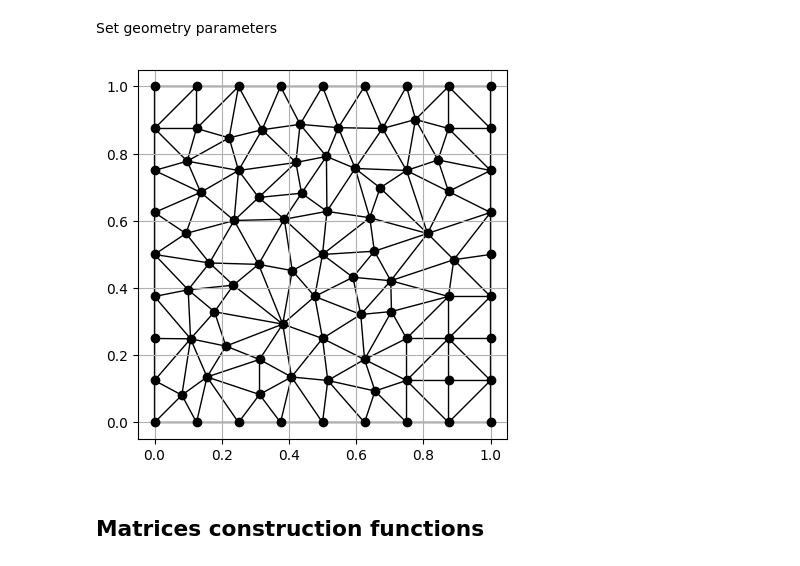
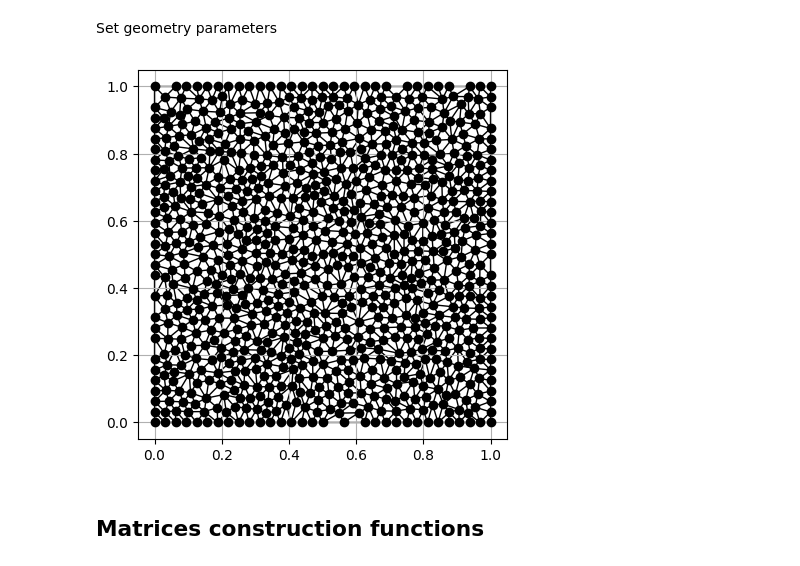
Before and after one commit to martadiridolfi/MOR, a Jupyter notebook: progetto.ipynb, the cells around one changed output. Cells and saved outputs as stored; diff of their text form; code cells hidden in the pictures.

```diff
--- a/progetto.ipynb
+++ b/progetto.ipynb
@@ -96,12 +96,12 @@ def set_geom_param(lib, meshSize=0.01, order=1):
     [problemData, dofs, strongs] = gedim.Discretize(discreteSpace, lib)
     return meshInfo, mesh, problemData, dofs, strongs
 # %%
-meshSize = 0.01 #We choose a meshsize = maximum area required in our domain discretization
+meshSize = 0.001 #We choose a meshsize = maximum area required in our domain discretization
 order = 1 #Order of finite element
 [meshInfo, mesh, problemData, dofs, strongs] = set_geom_param(lib, meshSize)
 gedim.PlotMesh(mesh)
 # %% [output]
-[figure, old version]
+[figure, new version]
 # %% [markdown]
 ## Matrices construction functions
 # %%
```
Also changed, not shown: parts of 41 cells of this notebook, 1 other file.
